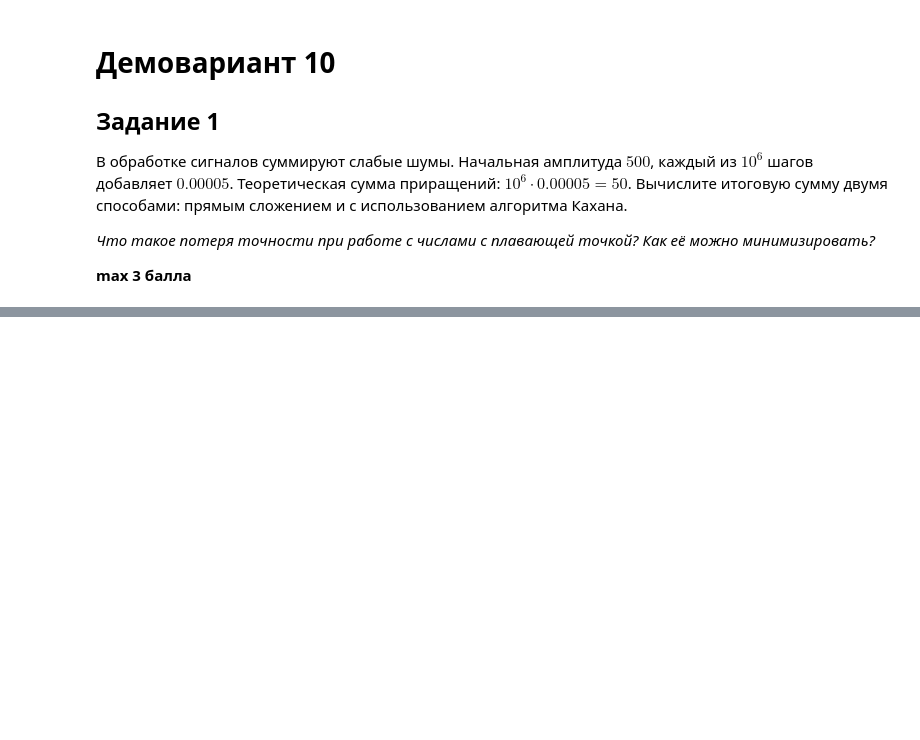
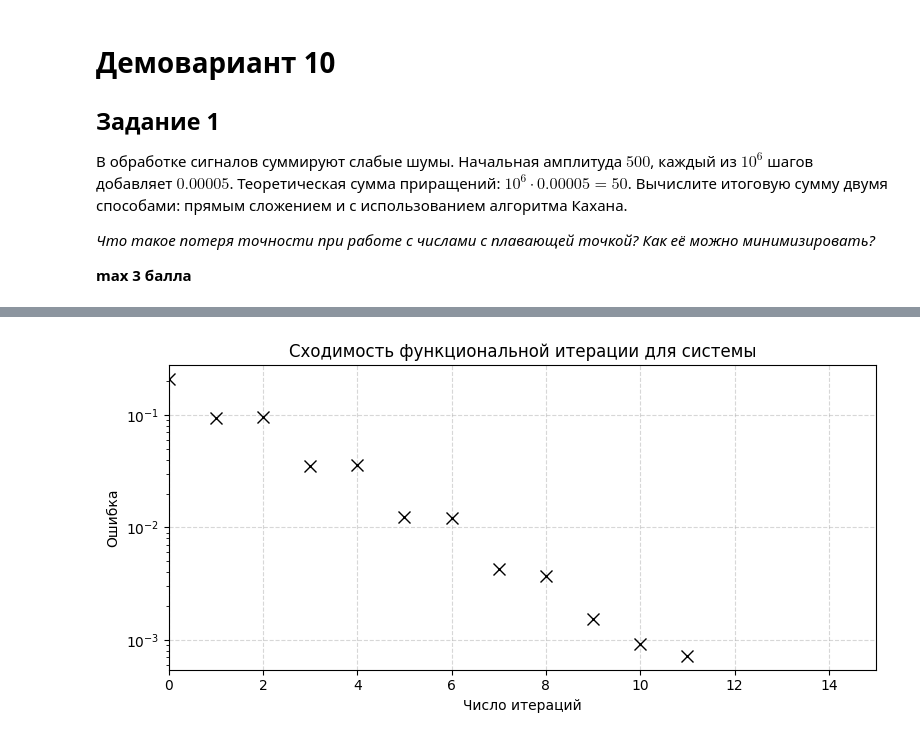
Before and after one commit to Eg0Mak/kr, a Jupyter notebook: demoAKR.ipynb, the cells around one changed output, grey strips where cells are left out. Saved outputs shown, nothing was run; the diff lists cells and outputs as text; code cells hidden in the pictures; blank space fills up the shorter version.

```diff
--- a/demoAKR.ipynb
+++ b/demoAKR.ipynb
@@ -1880,0 +1970,25 @@ print(f"Население в 2015 году: {prediction}")
+# %%
+def fn_iteration(g, x0, tol, n_iterations=20):
+    A = np.zeros((n_iterations + 1, len(x0)))
+    A[0, :] = x0
+
+    for i in range(n_iterations):
+        A[i + 1, :] = g(A[i, :])
+
+        if np.all(np.abs(A[i + 1, :] - A[i, :]) < tol):
+            break
+
+    return A[:i + 2]  # возвращаем только выполненные итерации
+
+def g(x):
+    res = np.zeros_like(x)
+    res[0] = 2 * x[1] - x[1]**2
+    res[1] = x[0] - 0.5 * x[0]**2
+    return res
+
+x0 = np.array([0.5, 0.5])
+result = fn_iteration(g, x0, tol=1e-3)
+
+print("Все итерации:", len(result))
+print(result)
+print("\nРешение:", result[-1])
@@ -1880,0 +2012,16 @@ print(f"Население в 2015 году: {prediction}")
+# %%
+iters = range(len(result))
+errors = np.linalg.norm(result - result[-1, :], 2, axis=1)
+
+fig = plt.figure(figsize=(8, 4))
+ax = fig.add_subplot(111)
+ax.semilogy(iters, errors, 'kx', markersize=8, linewidth=1.5)
+ax.set_xlabel("Число итераций")
+ax.set_ylabel(r"Ошибка")
+ax.set_xbound(0.0, 15.0)
+ax.set_title("Сходимость функциональной итерации для системы")
+ax.grid(True, linestyle='--', alpha=0.5)
+fig.tight_layout()
+plt.show()
+# %% [output]
+[figure, added]
```
Also changed, not shown: parts of 18 cells of this notebook.
